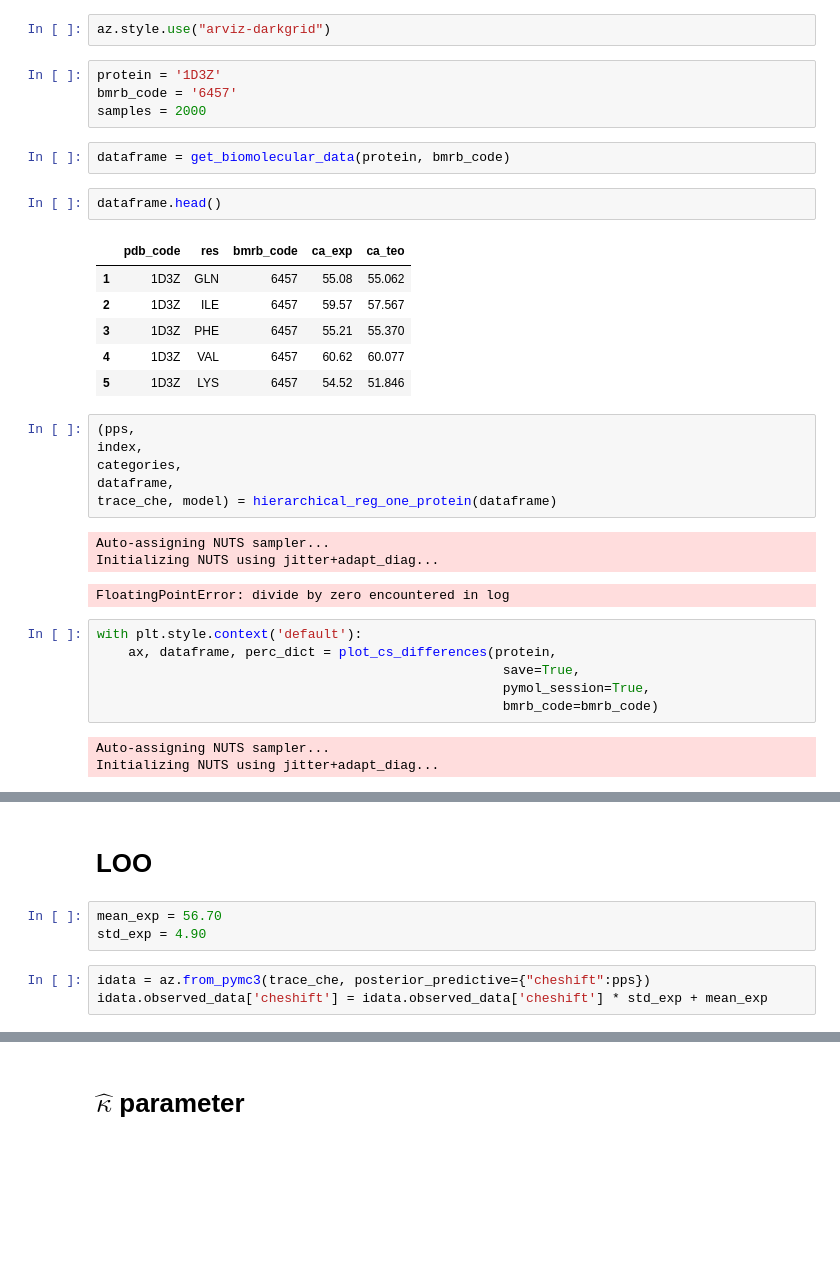
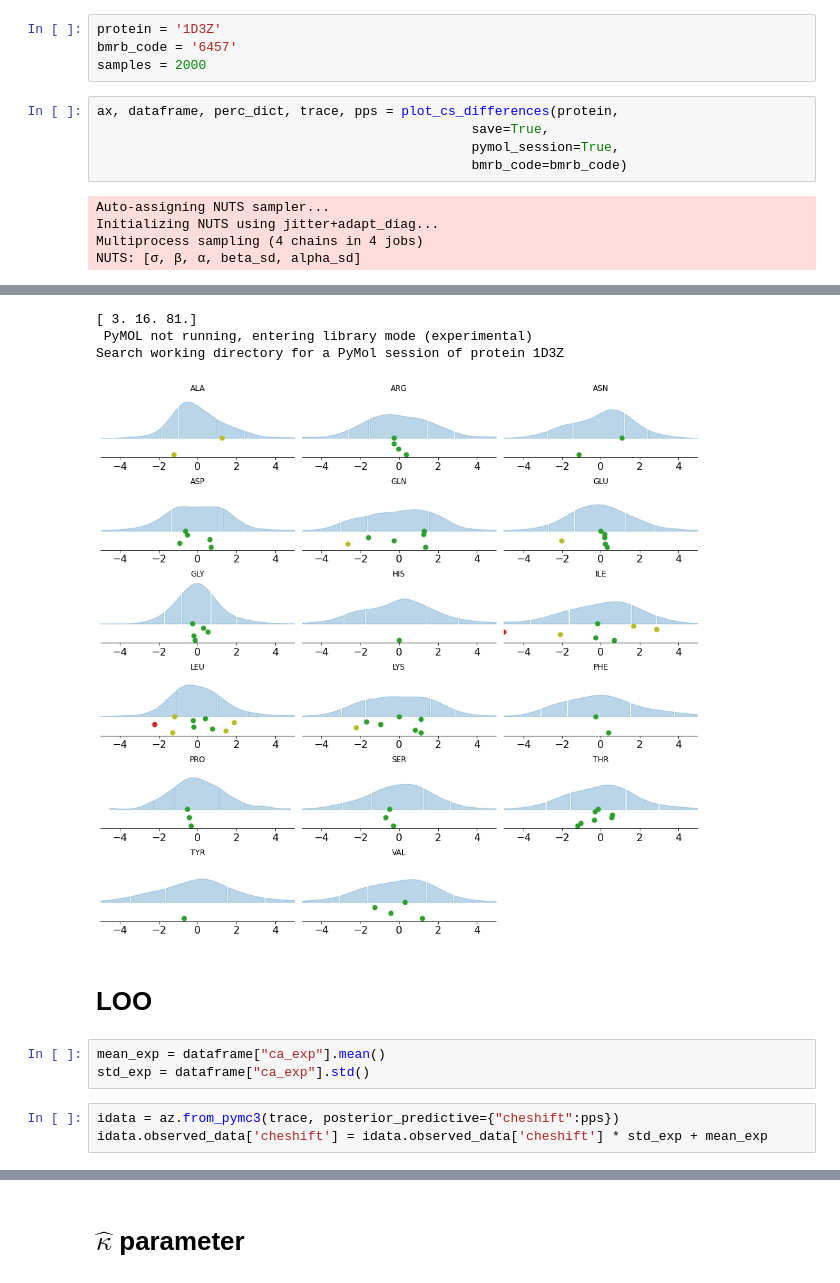
Before and after one commit to BIOS-IMASL/Hierarchical-Bayes-NMR-Validation, a Jupyter notebook: example.ipynb, the cells around one changed output, grey strips where cells are left out. Saved outputs shown, nothing was run; the diff lists cells and outputs as text; blank space fills up the shorter version.

```diff
--- a/example.ipynb
+++ b/example.ipynb
@@ -8,39 +8,17 @@ from difference_plot import plot_cs_differences, plot_reference_curves
 WARNING (theano.configdefaults): g++ not available, if using conda: `conda install m2w64-toolchain`
 WARNING (theano.configdefaults): g++ not detected ! Theano will be unable to execute optimized C-implementations (for both CPU and GPU) and will default to Python implementations. Performance will be  ...
 WARNING (theano.tensor.blas): Using NumPy C-API based implementation for BLAS functions.
-# %%
-az.style.use("arviz-darkgrid")
 # %%
 protein = '1D3Z'
 bmrb_code = '6457'
 samples = 2000
-# %%
-dataframe = get_biomolecular_data(protein, bmrb_code)
-# %%
-dataframe.head()
-# %% [output]
-|  | pdb_code | res | bmrb_code | ca_exp | ca_teo |
-| 1 | 1D3Z | GLN | 6457 | 55.08 | 55.062 |
-| 2 | 1D3Z | ILE | 6457 | 59.57 | 57.567 |
-| 3 | 1D3Z | PHE | 6457 | 55.21 | 55.370 |
-| 4 | 1D3Z | VAL | 6457 | 60.62 | 60.077 |
-| 5 | 1D3Z | LYS | 6457 | 54.52 | 51.846 |
-# %%
-(pps,
-index,
-categories,
-dataframe,
-trace_che, model) = hierarchical_reg_one_protein(dataframe)
-# %% [output]
-Auto-assigning NUTS sampler...
-Initializing NUTS using jitter+adapt_diag...
-FloatingPointError: divide by zero encountered in log
 # %%
-with plt.style.context('default'):
-    ax, dataframe, perc_dict = plot_cs_differences(protein,
-                                                    save=True,
-                                                    pymol_session=True,
-                                                    bmrb_code=bmrb_code)
+ax, dataframe, perc_dict, trace, pps = plot_cs_differences(protein,
+                                                save=True,
+                                                pymol_session=True,
+                                                bmrb_code=bmrb_code)
 # %% [output]
 Auto-assigning NUTS sampler...
 Initializing NUTS using jitter+adapt_diag...
+Multiprocess sampling (4 chains in 4 jobs)
+NUTS: [σ, β, α, beta_sd, alpha_sd]
@@ -48,9 +29,13 @@ FloatingPointError: divide by zero encountered in log
+[ 3. 16. 81.]
+ PyMOL not running, entering library mode (experimental)
+Search working directory for a PyMol session of protein 1D3Z
+[figure, added]
 # %% [markdown]
 # LOO
-# %%
-mean_exp = 56.70
-std_exp = 4.90
+# %%
+mean_exp = dataframe["ca_exp"].mean()
+std_exp = dataframe["ca_exp"].std()
 # %%
-idata = az.from_pymc3(trace_che, posterior_predictive={"cheshift":pps})
+idata = az.from_pymc3(trace, posterior_predictive={"cheshift":pps})
 idata.observed_data['cheshift'] = idata.observed_data['cheshift'] * std_exp + mean_exp
 # %%
```
Also changed, not shown: parts of 5 cells of this notebook, 6 other files.
